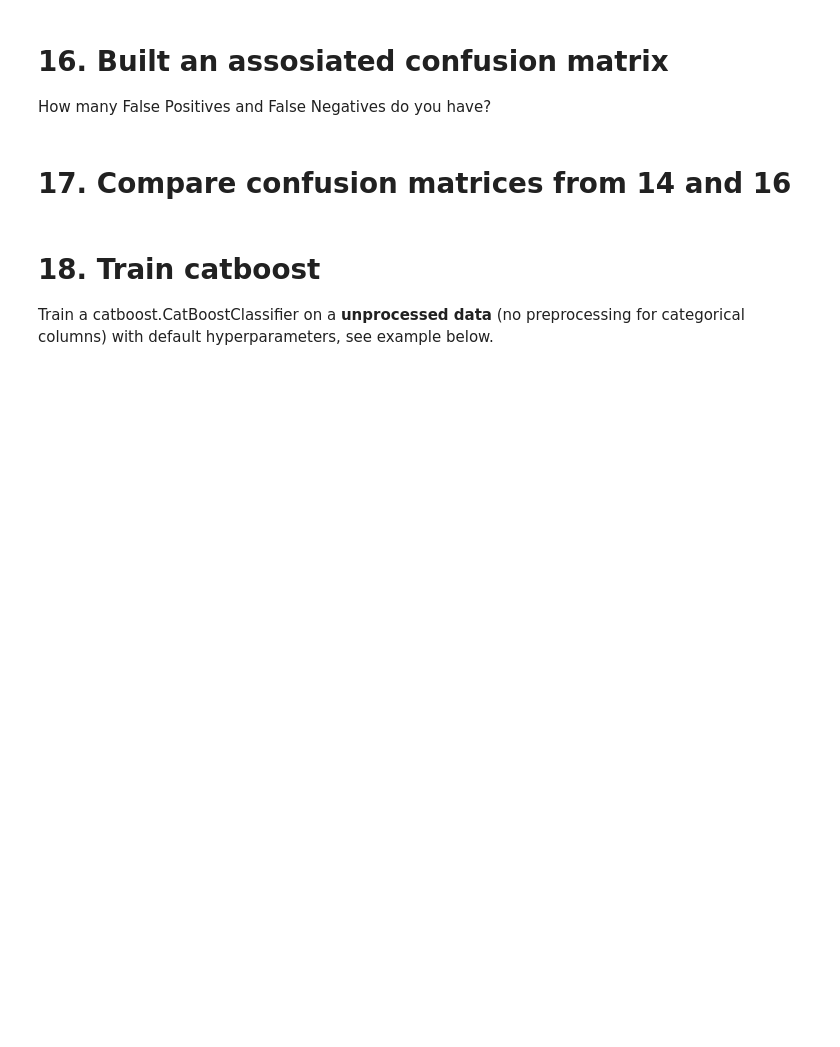
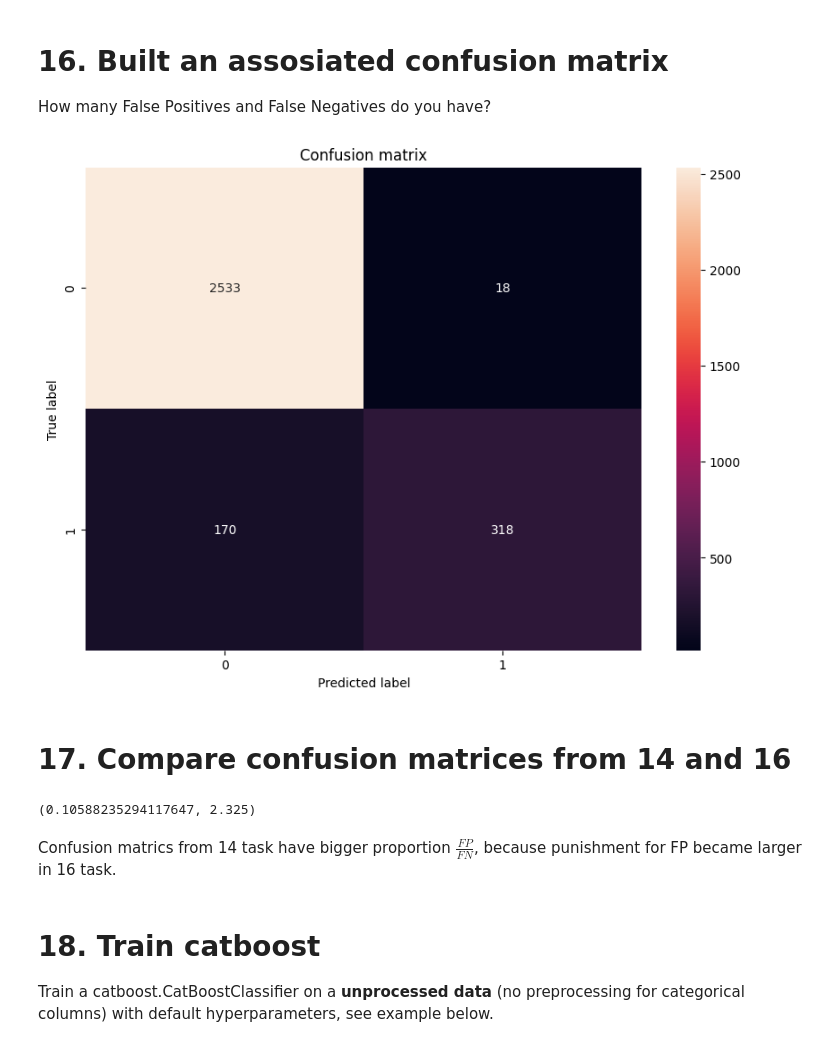
Before and after one commit to Badcat330/ds-for-business, a Jupyter notebook: home-assignment-2/ha2-churn-prediction.ipynb, the cells around one changed output. Drawn from its saved outputs; the diff is of its cells as text; code cells hidden in the pictures; blank space fills up the shorter version.

```diff
--- a/home-assignment-2/ha2-churn-prediction.ipynb
+++ b/home-assignment-2/ha2-churn-prediction.ipynb
@@ -374,8 +451,31 @@ Does optimal probability treshold changes?
 # 16. Built an assosiated confusion matrix
 
 How many False Positives and False Negatives do you have?
+# %%
+from sklearn.metrics import confusion_matrix
+import seaborn as sns
+import matplotlib.pyplot as plt
+
+# Create confusion matrix
+cm = confusion_matrix(df_test['Attrition_Flag'], y_pred_rf[:, 1]>np.linspace(0.05,0.95,19)[max_profit_index])
+
+# Visualize the confusion matrix using seaborn
+plt.figure(figsize=(10,7))
+sns.heatmap(cm, annot=True, fmt="d")
+plt.title("Confusion matrix")
+plt.ylabel('True label')
+plt.xlabel('Predicted label')
+plt.show()
+# %% [output]
+[figure, added]
 # %% [markdown]
 # 17. Compare confusion matrices from 14 and 16
+# %%
+18/170, 93/40
+# %% [output]
+(0.10588235294117647, 2.325)
+# %% [markdown]
+Confusion matrics from 14 task have bigger proportion $\frac{FP}{FN}$, because punishment for FP became larger in 16 task.
 # %% [markdown]
 # 18. Train catboost
 
```
Also changed, not shown: parts of 19 cells of this notebook, 1 other file.
